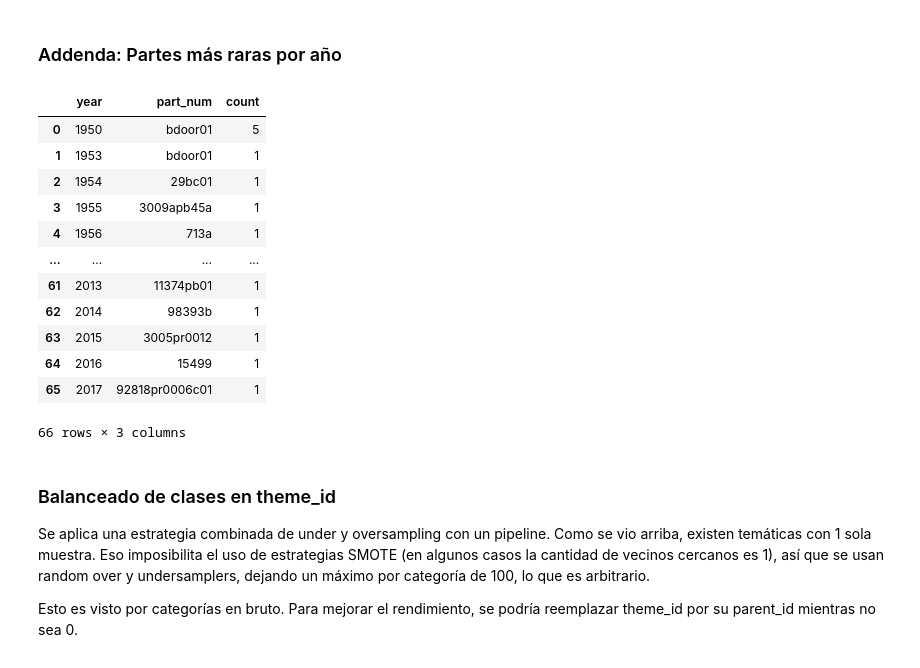
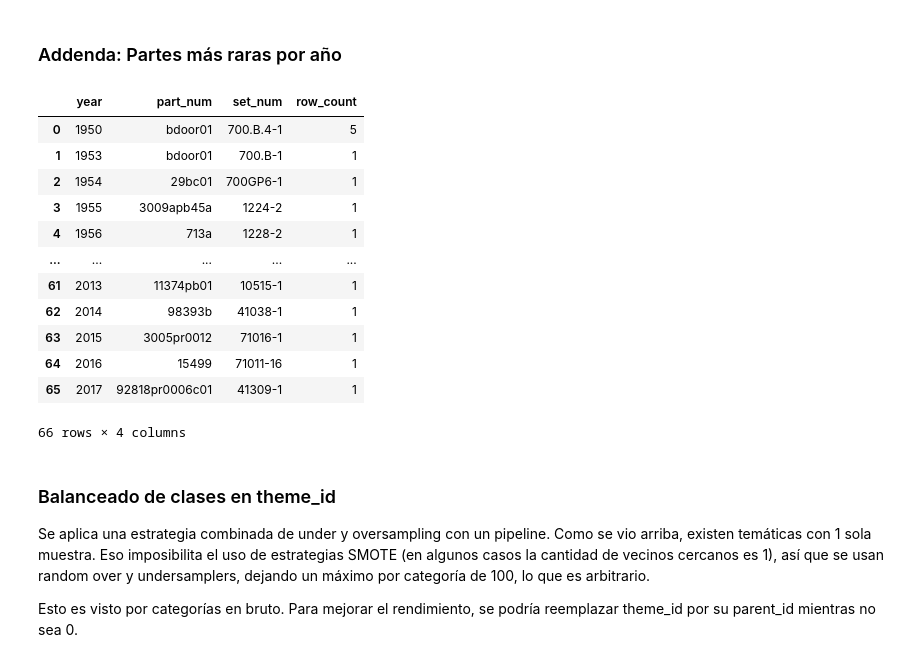
Before and after one commit to matias-herreros/ADD_Lego, a Jupyter notebook: EDA.ipynb, the cells around one changed output. Cells and saved outputs as stored; diff of their text form; code cells hidden in the pictures.

Commit message:
Added set_num to raresPartYears

```diff
--- a/EDA.ipynb
+++ b/EDA.ipynb
@@ -565,19 +599,23 @@ El peor desbalance es de 16876.0
 # %%
 counts = data.groupby(['year'])[['part_num']].value_counts()
 counts = counts.reset_index(name='count')
 rarestPartYears  = counts.loc[counts.groupby(['year'])['count'].idxmin()].reset_index(drop=True)
-rarestPartYears
+
+# Filtrar filas originales por los números de parte menos comunes
+rarestPartYearsSets = data[data.set_index(['year', 'part_num']).index.isin(rarestPartYears.set_index(['year', 'part_num']).index)]
+rarestPartYearsSets = rarestPartYearsSets[['year', 'part_num','set_num']].sort_values(by=['year']).reset_index(drop=True).groupby(['year', 'part_num', 'set_num']).size().reset_index(name='row_count')
+rarestPartYearsSets
 # %% [output]
-|  | year | part_num | count |
-| 0 | 1950 | bdoor01 | 5 |
-| 1 | 1953 | bdoor01 | 1 |
-| 2 | 1954 | 29bc01 | 1 |
-| 3 | 1955 | 3009apb45a | 1 |
-| 4 | 1956 | 713a | 1 |
-| ... | ... | ... | ... |
-| 61 | 2013 | 11374pb01 | 1 |
-| 62 | 2014 | 98393b | 1 |
-| 63 | 2015 | 3005pr0012 | 1 |
-| 64 | 2016 | 15499 | 1 |
-| 65 | 2017 | 92818pr0006c01 | 1 |
+|  | year | part_num | set_num | row_count |
+| 0 | 1950 | bdoor01 | 700.B.4-1 | 5 |
+| 1 | 1953 | bdoor01 | 700.B-1 | 1 |
+| 2 | 1954 | 29bc01 | 700GP6-1 | 1 |
+| 3 | 1955 | 3009apb45a | 1224-2 | 1 |
+| 4 | 1956 | 713a | 1228-2 | 1 |
+| ... | ... | ... | ... | ... |
+| 61 | 2013 | 11374pb01 | 10515-1 | 1 |
+| 62 | 2014 | 98393b | 41038-1 | 1 |
+| 63 | 2015 | 3005pr0012 | 71016-1 | 1 |
+| 64 | 2016 | 15499 | 71011-16 | 1 |
+| 65 | 2017 | 92818pr0006c01 | 41309-1 | 1 |
-66 rows × 3 columns
+66 rows × 4 columns
```
Also changed, not shown: parts of 6 cells of this notebook.
